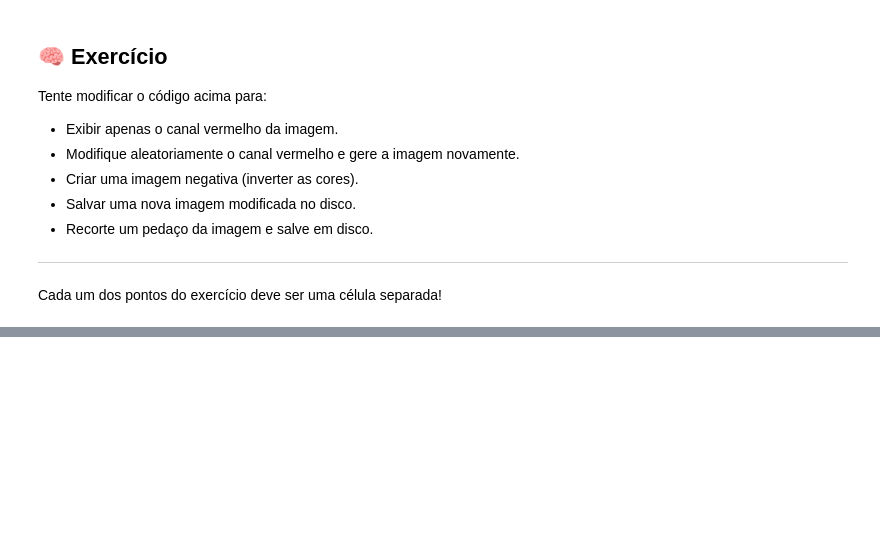
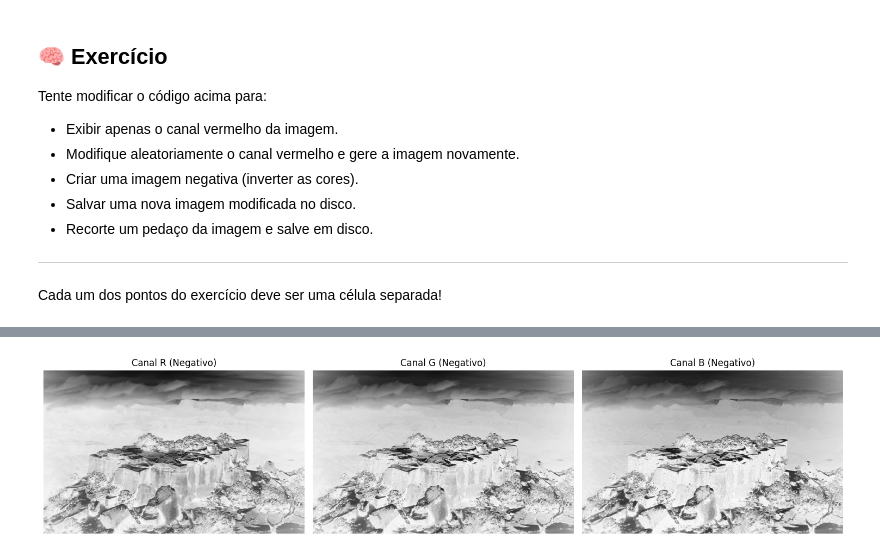
Before and after one commit to computacao-aplicada/lab01-intro-Lucascarvalho2503, a Jupyter notebook: Cópia_de_Aula01_Introducao.ipynb, the cells around one changed output, grey strips where cells are left out. Saved outputs shown, nothing was run; the diff lists cells and outputs as text; code cells hidden in the pictures; blank space fills up the shorter version.

```diff
--- a/Cópia_de_Aula01_Introducao.ipynb
+++ b/Cópia_de_Aula01_Introducao.ipynb
@@ -102,0 +137,19 @@ Cada um dos pontos do exercício deve ser uma célula separada!
+# %%
+from PIL import ImageOps
+
+# Separar os canais
+r, g, b = image.split()
+
+r_inv = ImageOps.invert(r)
+g_inv = ImageOps.invert(g)
+b_inv = ImageOps.invert(b)
+
+fig, axs = plt.subplots(1, 3, figsize=(15, 5))
+for ax, channel, color in zip(axs, [r_inv, g_inv, b_inv], ['R', 'G', 'B']):
+    ax.imshow(channel, cmap='gray')
+    ax.set_title(f'Canal {color} (Negativo)')
+    ax.axis('off')
+plt.tight_layout()
+plt.show()
+# %% [output]
+[figure, added]
```
Also changed, not shown: parts of 7 cells of this notebook.
